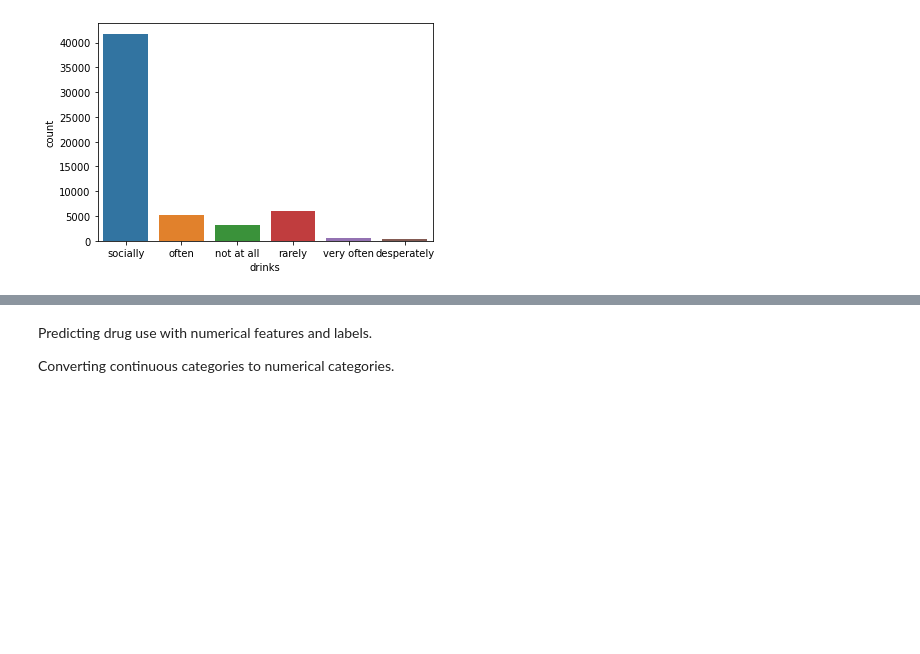
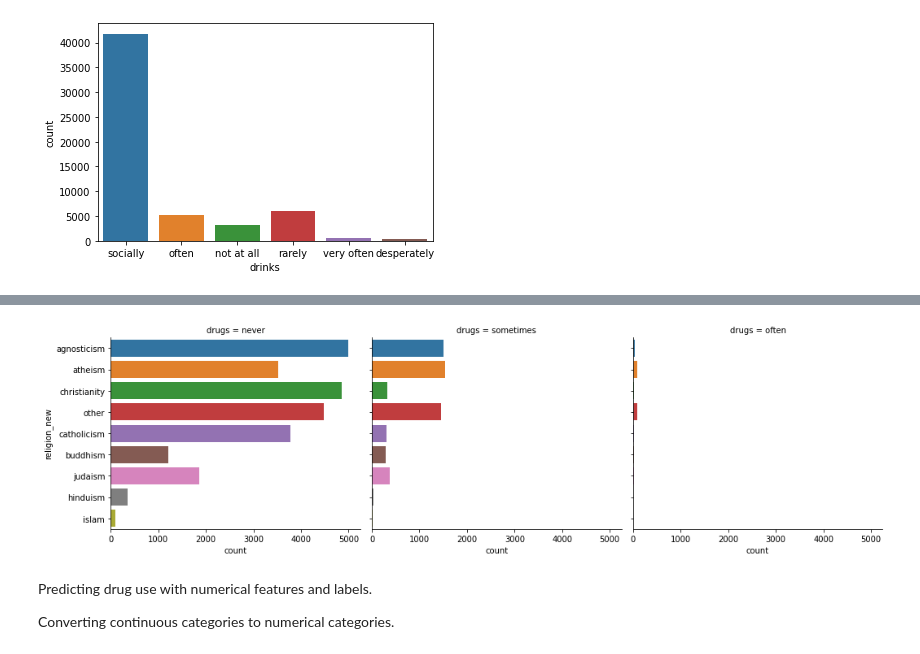
Before and after one commit to ClaudioLutz/okcupid-date-a-scientist-portfolio-project, a Jupyter notebook: date-a-scientist.ipynb, the cells around one changed output, grey strips where cells are left out. Cells and saved outputs as stored; diff of their text form; code cells hidden in the pictures; blank space fills up the shorter version.

```diff
--- a/date-a-scientist.ipynb
+++ b/date-a-scientist.ipynb
@@ -93,4 +104,13 @@ plt.show()
 [figure]
+# %%
+g = sns.catplot(y="religion_new", col="drugs",
+
+                data=data, kind="count",
+
+                height=4, aspect=1.2)
+plt.show()
+# %% [output]
+[figure, added]
 # %% [markdown]
 Predicting drug use with numerical features and labels.
 
```
Also changed, not shown: parts of 2 cells of this notebook.
